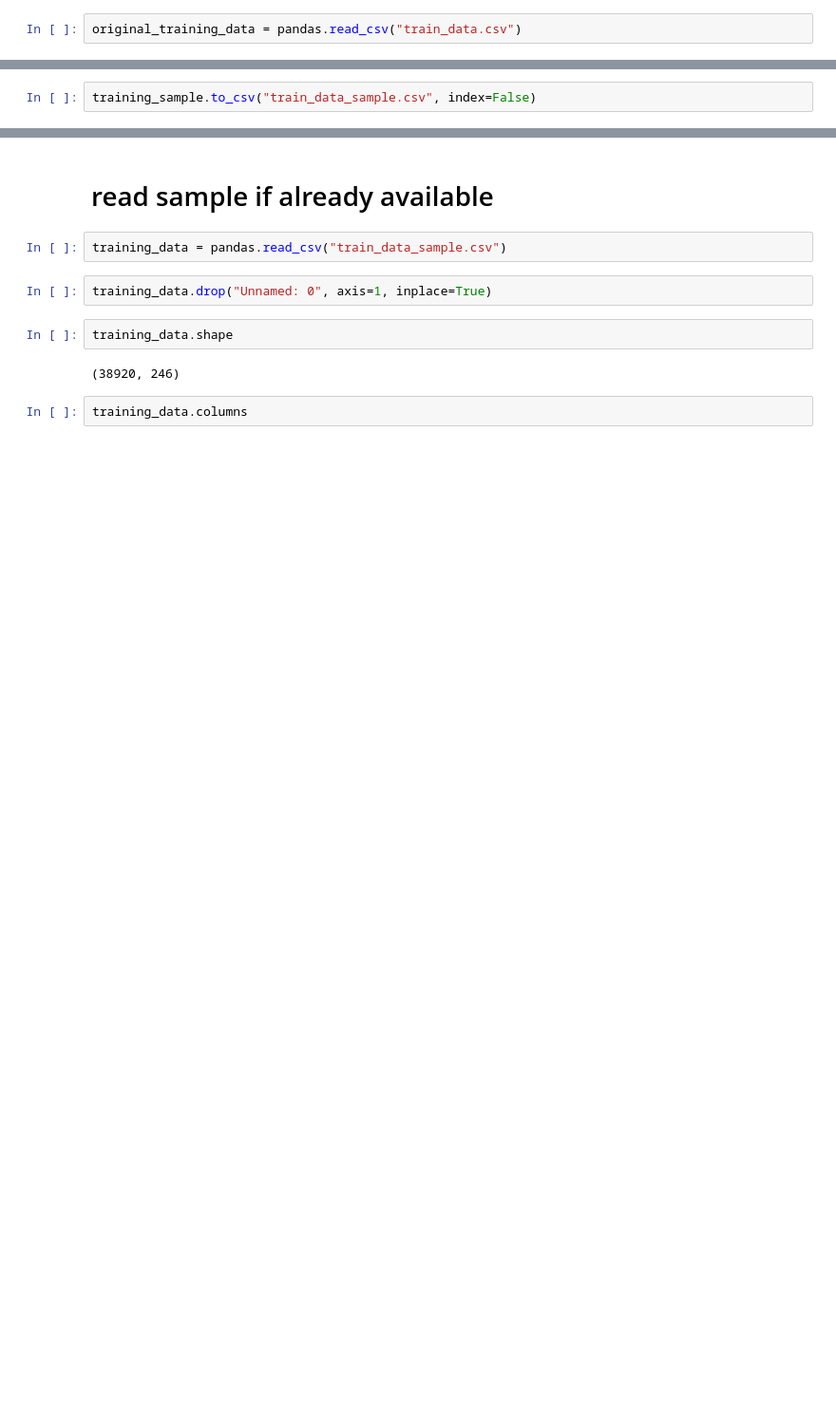
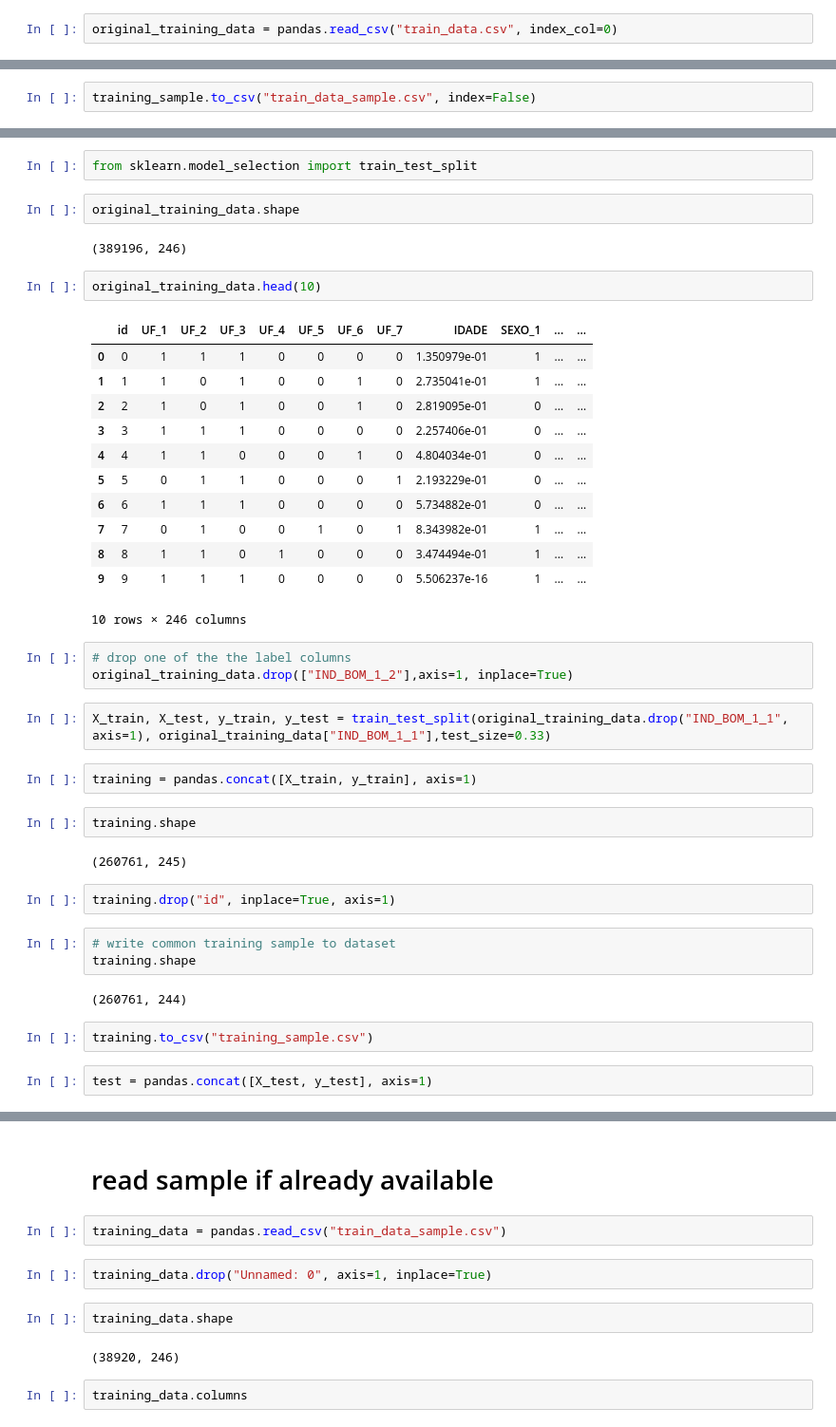
Before and after one commit to fbormann/Projeto-Redes-Neurais, a Jupyter notebook: Kaggle_Submission.ipynb, the cells around one changed output, grey strips where cells are left out. Shown at 95% size. Drawn from its saved outputs; the diff is of its cells as text; blank space fills up the shorter version.

Commit message:
update training and test sample generation code

```diff
--- a/Kaggle_Submission.ipynb
+++ b/Kaggle_Submission.ipynb
@@ -11,5 +11,5 @@ from sklearn.ensemble import GradientBoostingClassifier, RandomForestClassifier,
 # use this code to transfer between csv to parquet
 df.to_parquet("train_data.parquet")
 # %%
-original_training_data = pandas.read_csv("train_data.csv")
+original_training_data = pandas.read_csv("train_data.csv", index_col=0)
 # %%
@@ -22,0 +29,43 @@ training_sample.to_csv("train_data_sample.csv", index=False)
+# %%
+from sklearn.model_selection import train_test_split
+# %%
+original_training_data.shape
+# %% [output]
+(389196, 246)
+# %%
+original_training_data.head(10)
+# %% [output]
+|  | id | UF_1 | UF_2 | UF_3 | UF_4 | UF_5 | UF_6 | UF_7 | IDADE | SEXO_1 | ... | ... |
+| 0 | 0 | 1 | 1 | 1 | 0 | 0 | 0 | 0 | 1.350979e-01 | 1 | ... | ... |
+| 1 | 1 | 1 | 0 | 1 | 0 | 0 | 1 | 0 | 2.735041e-01 | 1 | ... | ... |
+| 2 | 2 | 1 | 0 | 1 | 0 | 0 | 1 | 0 | 2.819095e-01 | 0 | ... | ... |
+| 3 | 3 | 1 | 1 | 1 | 0 | 0 | 0 | 0 | 2.257406e-01 | 0 | ... | ... |
+| 4 | 4 | 1 | 1 | 0 | 0 | 0 | 1 | 0 | 4.804034e-01 | 0 | ... | ... |
+| 5 | 5 | 0 | 1 | 1 | 0 | 0 | 0 | 1 | 2.193229e-01 | 0 | ... | ... |
+| 6 | 6 | 1 | 1 | 1 | 0 | 0 | 0 | 0 | 5.734882e-01 | 0 | ... | ... |
+| 7 | 7 | 0 | 1 | 0 | 0 | 1 | 0 | 1 | 8.343982e-01 | 1 | ... | ... |
+| 8 | 8 | 1 | 1 | 0 | 1 | 0 | 0 | 0 | 3.474494e-01 | 1 | ... | ... |
+| 9 | 9 | 1 | 1 | 1 | 0 | 0 | 0 | 0 | 5.506237e-16 | 1 | ... | ... |
+10 rows × 246 columns
+# %%
+# drop one of the the label columns
+original_training_data.drop(["IND_BOM_1_2"],axis=1, inplace=True)
+# %%
+X_train, X_test, y_train, y_test = train_test_split(original_training_data.drop("IND_BOM_1_1", axis=1), original_training_data["IND_BOM_1_1"],test_size=0.33)
+# %%
+training = pandas.concat([X_train, y_train], axis=1)
+# %%
+training.shape
+# %% [output]
+(260761, 245)
+# %%
+training.drop("id", inplace=True, axis=1)
+# %%
+# write common training sample to dataset
+training.shape
+# %% [output]
+(260761, 244)
+# %%
+training.to_csv("training_sample.csv")
+# %%
+test = pandas.concat([X_test, y_test], axis=1)
```
Also changed, not shown: parts of 15 cells of this notebook.
